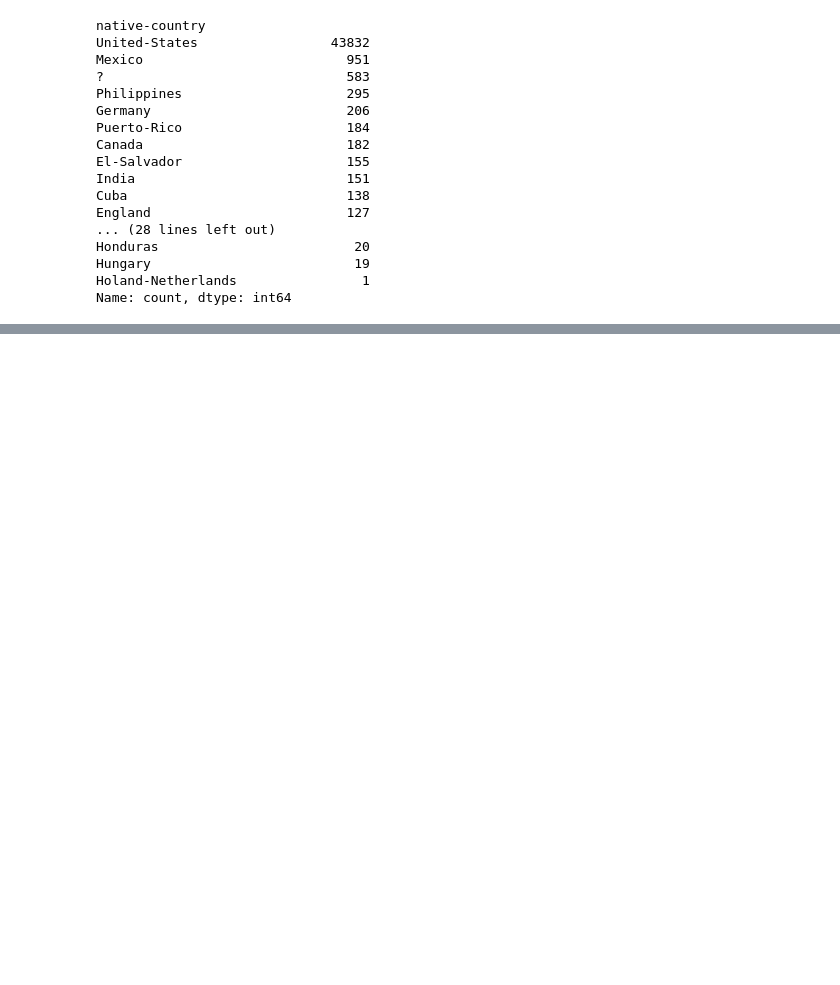
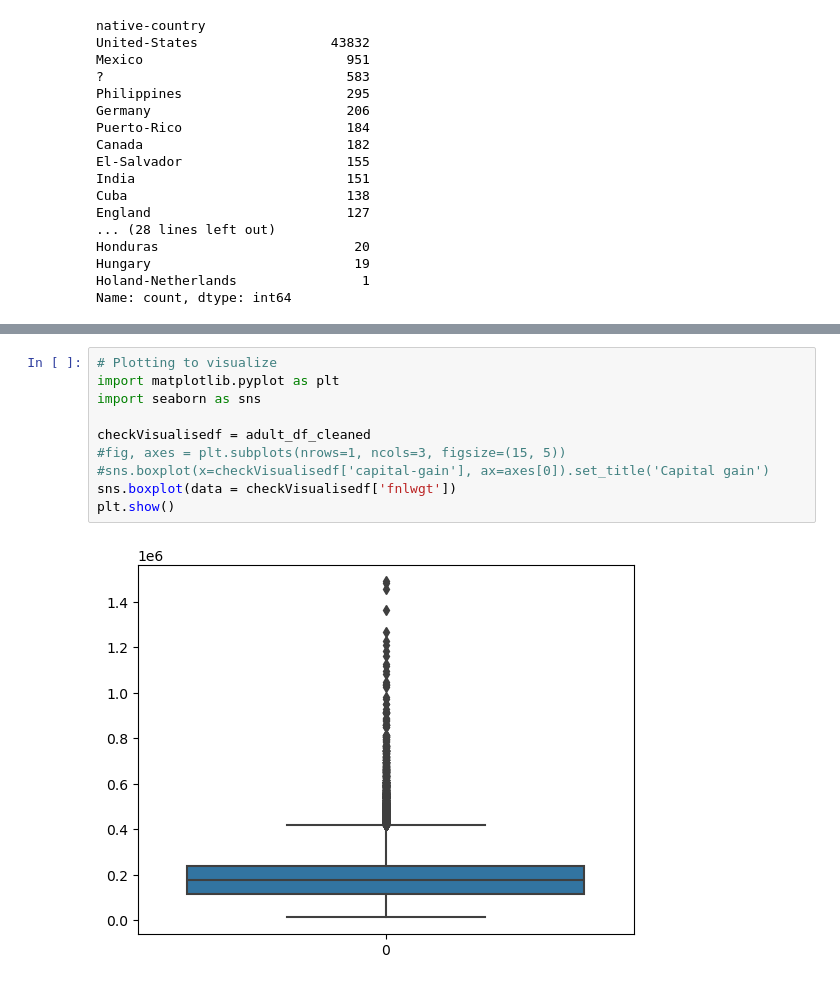
Before and after one commit to kmkri/ML_Assignments, a Jupyter notebook: Sravanthi_Copy.ipynb, the cells around one changed output, grey strips where cells are left out. Cells and saved outputs as stored; diff of their text form; blank space fills up the shorter version.

```diff
--- a/Sravanthi_Copy.ipynb
+++ b/Sravanthi_Copy.ipynb
@@ -609,0 +622,12 @@ Name: count, dtype: int64
+# %%
+# Plotting to visualize
+import matplotlib.pyplot as plt
+import seaborn as sns
+
+checkVisualisedf = adult_df_cleaned
+#fig, axes = plt.subplots(nrows=1, ncols=3, figsize=(15, 5))
+#sns.boxplot(x=checkVisualisedf['capital-gain'], ax=axes[0]).set_title('Capital gain')
+sns.boxplot(data = checkVisualisedf['fnlwgt'])
+plt.show()
+# %% [output]
+[figure, added]
```
Also changed, not shown: parts of 7 cells of this notebook.
